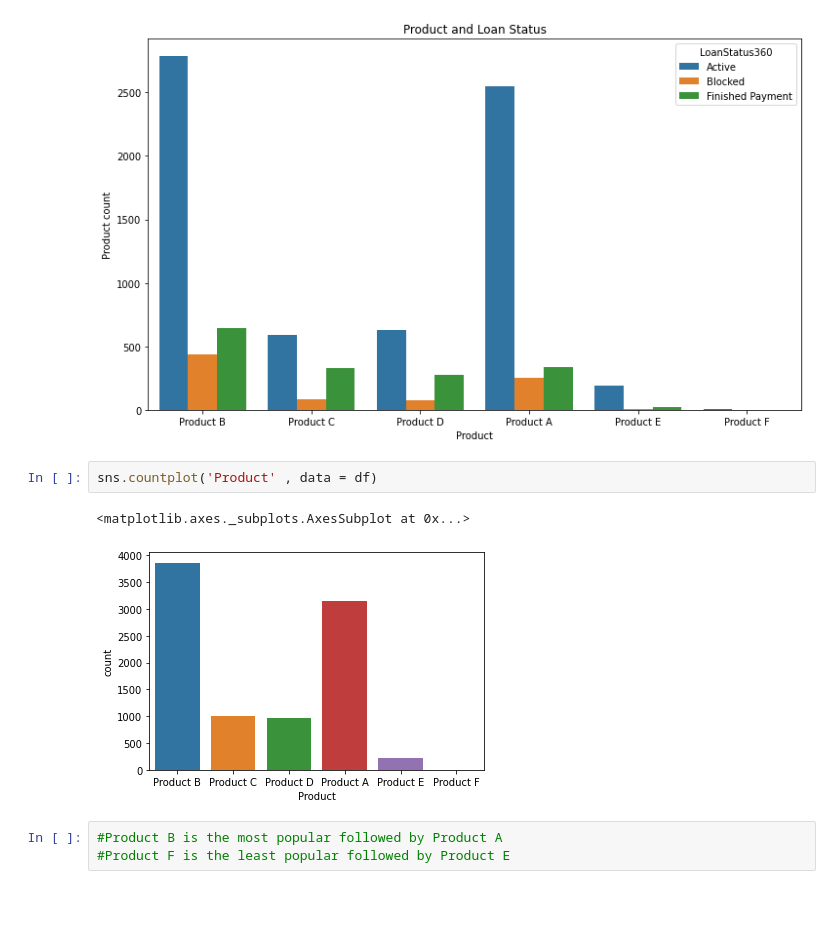
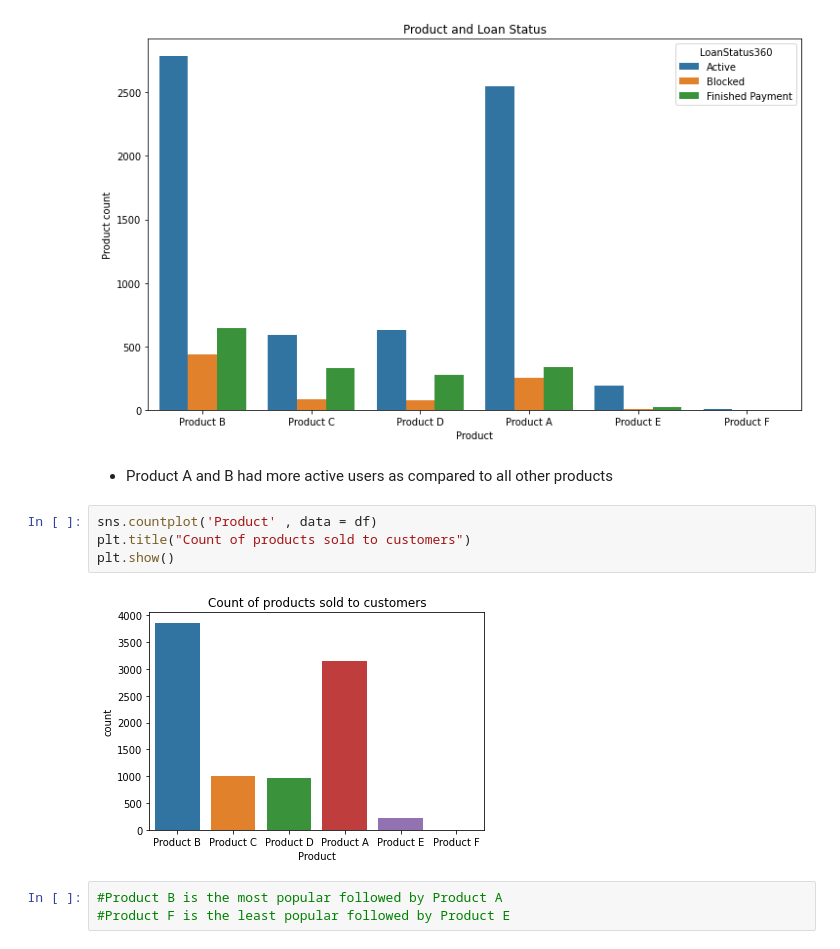
Before and after one commit to WinnieAnyoso/Kopa_Project_LDA, a Jupyter notebook: Kopa_Project1.ipynb, the cells around one changed output. Drawn from its saved outputs; the diff is of its cells as text; blank space fills up the shorter version.

```diff
--- a/Kopa_Project1.ipynb
+++ b/Kopa_Project1.ipynb
@@ -248,11 +260,14 @@ sns.countplot('Product', hue='LoanStatus360', data = df).set(title= 'Product and
 # %% [output]
 [Text(0, 0.5, 'Product count'), Text(0.5, 1.0, 'Product and Loan Status')]
 [figure]
+# %% [markdown]
+* Product A and B had more active users as compared to all other products
 # %%
 sns.countplot('Product' , data = df)
+plt.title("Count of products sold to customers")
+plt.show()
 # %% [output]
-<matplotlib.axes._subplots.AxesSubplot at 0x...>
-[figure, old version]
+[figure, new version]
 # %%
 #Product B is the most popular followed by Product A
 #Product F is the least popular followed by Product E
```
Also changed, not shown: parts of 11 cells of this notebook.
